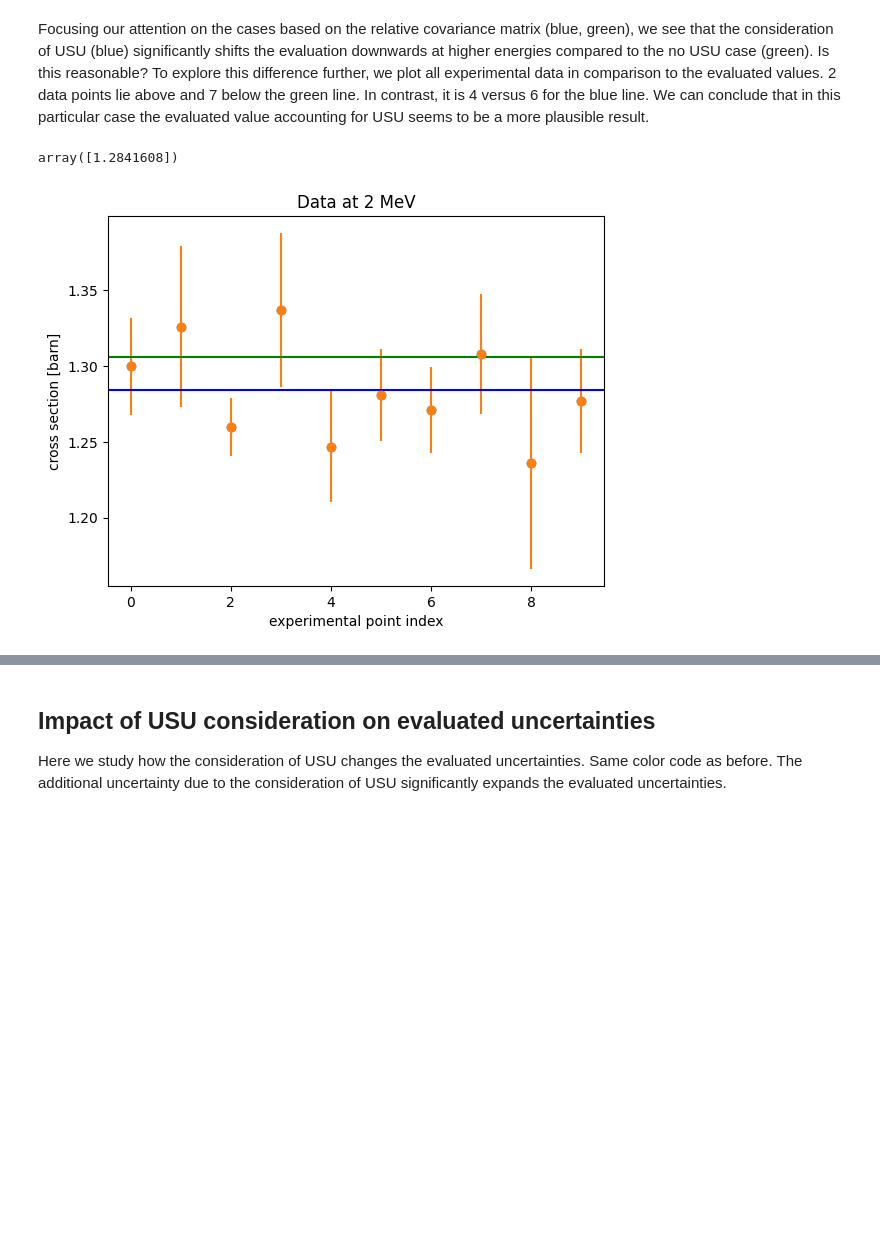
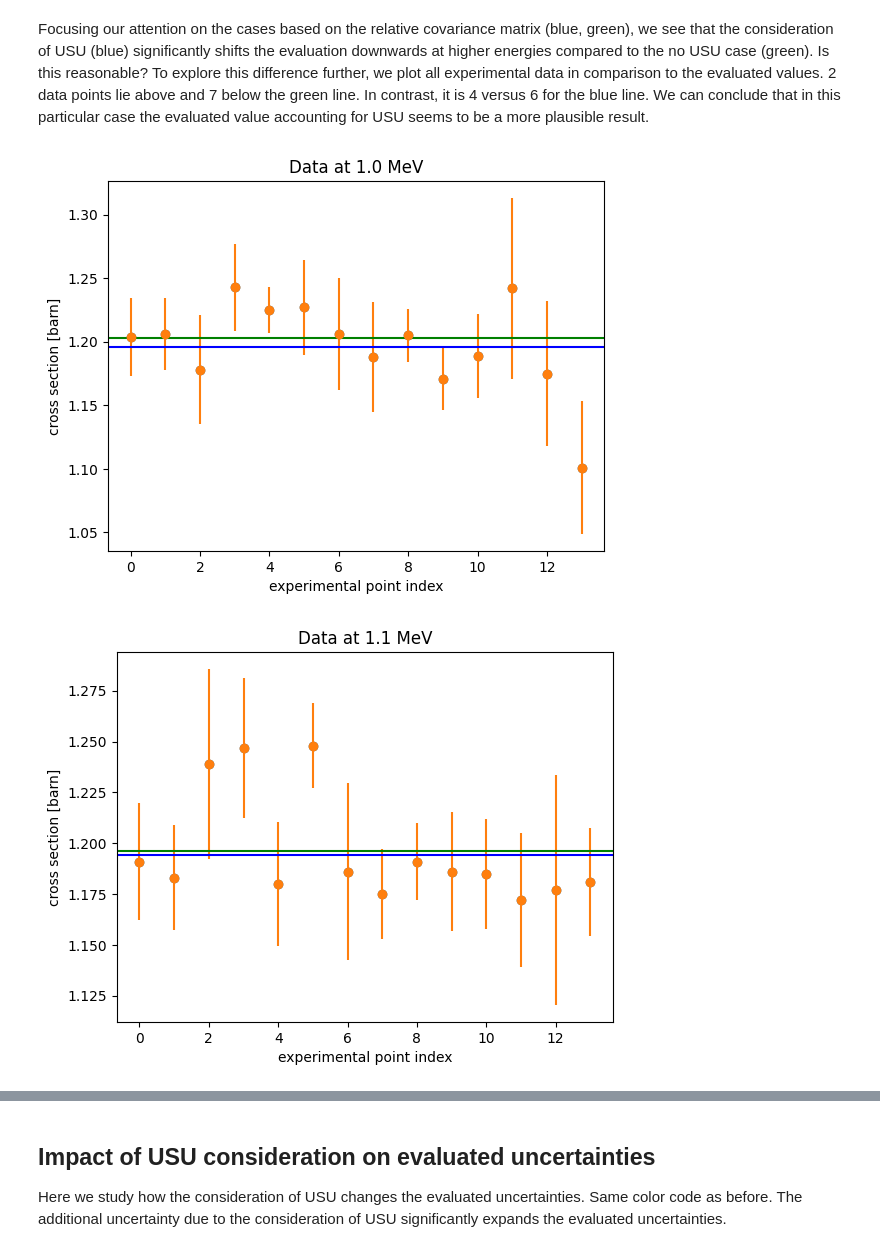
Before and after one commit to IAEA-NDS/gmapy, a Jupyter notebook: examples/tensorflow/example-001/04_visualization.ipynb, the cells around one changed output, grey strips where cells are left out. Cells and saved outputs as stored; diff of their text form; code cells hidden in the pictures; blank space fills up the shorter version.

```diff
--- a/examples/tensorflow/example-001/04_visualization.ipynb
+++ b/examples/tensorflow/example-001/04_visualization.ipynb
@@ -54 +69,10 @@ exptable['UNC'] = absexpuncs
+# %%
+postcov = np.linalg.inv(neg_hess)
+postuncs_laplace = np.sqrt(postcov.diagonal())
+postvals_laplace = optres.position
+post_usu_uncs_laplace = np.abs(postvals_laplace.numpy()[-num_covpars:])
+priortable['POST_LAPLACE'] = postvals_laplace[:len(priortable)]
+priortable['POSTUNC_LAPLACE'] = postuncs_laplace[:len(priortable)] / postvals_laplace[:len(priortable)]
+priortable['POST_USU_LAPLACE'] = np.nan
+priortable.loc[:6, 'POST_USU_LAPLACE'] = post_usu_uncs_laplace
 # %% [markdown]
@@ -91,13 +151,11 @@ Text(0, 0.5, 'cross section')
 As mentioned above, USU uncertainties are given on a pre-defined energy mesh (1, 2, 3, 4 MeV). They characterize how much the USU errors are expected to scatter. The following plots show the posterior distribution of the USU uncertainty at the respective energy points. As all the experimental data are between 1 and 2 MeV, the posterior of the USU uncertainty at 1 and 2 MeV are peaked with the maximum of the distribution being at about 2\%. In contrast, no experimental data points are above 2 MeV, so there is no experimental information there to inform USU uncertainties. Therefore, the distributions for those cases are very uninformative, hence samples of the USU uncertainty span many orders of magnitude. Normally, it is a waste of computational power to include variables where we know that they are not informed by the likelihood. It is done here merely to demonstrate that the procedure yields the expected result. Please also note that the shape of histograms above 2 MeV should be ignored as it is impossible to converge an improper flat prior distribution from 0 to $+\infty$ without feedback from experimental data.
 # %%
 usu_energies = np.sort(pd.unique(usu_df.ENERGY))
-fig, axes = plt.subplots(nrows=2, ncols=2, figsize=(10, 8))
-axes[0, 0].hist(np.abs(chain_relcov_usu[:,-num_covpars]), bins=20)
-axes[0, 0].set_title(f'Posterior of USU uncertainty at {usu_energies[0]} MeV')
-axes[0, 1].hist(np.abs(chain_relcov_usu[:,-num_covpars+1]), bins=20)
-axes[0, 1].set_title(f'Posterior of USU uncertainty at {usu_energies[1]} MeV')
-axes[1, 0].hist(np.abs(chain_relcov_usu[:,-num_covpars+2]), bins=20)
-axes[1, 0].set_title(f'Posterior of USU uncertainty at {usu_energies[2]} MeV')
-axes[1, 1].hist(np.abs(chain_relcov_usu[:,-num_covpars+3]), bins=20)
-axes[1, 1].set_title(f'Posterior of USU uncertainty at {usu_energies[3]} MeV')
+fig, axes = plt.subplots(nrows=int((len(usu_energies)) / 2 + 1), ncols=2, figsize=(10, 8), squeeze=False)
+for i, usu_en in enumerate(usu_energies):
+    cur_row = i // 2
+    cur_col = i % 2
+    axes[cur_row, cur_col].hist(np.abs(chain_relcov_usu[:,-num_covpars+i]), bins=20)
+    axes[cur_row, cur_col].set_title(f'Posterior of USU uncertainty at {usu_en} MeV')
+plt.subplots_adjust(top=2)
 # %% [output]
@@ -133,15 +190,16 @@ plt.plot(energies, postvals_abscov_nousu, marker='o', color='red')
 Focusing our attention on the cases based on the relative covariance matrix (blue, green),
 we see that the consideration of USU (blue) significantly shifts the evaluation downwards at higher energies compared to the no USU case (green). Is this reasonable? To explore this difference further, we plot all experimental data in comparison to the evaluated values. 2 data points lie above and 7 below the green line. In contrast, it is 4 versus 6 for the blue line. We can conclude that in this particular case the evaluated value accounting for USU seems to be a more plausible result.
 # %%
-rdt = exptable.loc[exptable.ENERGY == 2.0]
-plt.plot(np.arange(len(rdt.DATA)), rdt.DATA, linestyle='', marker='o')
-plt.errorbar(np.arange(len(rdt.DATA)), rdt.DATA, rdt.UNC, linestyle='', marker='o')
-plt.axhline(postvals_relcov_usu[energies == 2.0], color='blue')
-plt.axhline(postvals_relcov_nousu[energies == 2.0], color='green')
-plt.title('Data at 2 MeV')
-plt.xlabel('experimental point index')
-plt.ylabel('cross section [barn]')
-postvals_relcov_usu[energies==2.0]
+for usu_en in energies:
+    rdt = exptable.loc[exptable.ENERGY == usu_en]
+    plt.figure()
+    plt.plot(np.arange(len(rdt.DATA)), rdt.DATA, linestyle='', marker='o')
+    plt.errorbar(np.arange(len(rdt.DATA)), rdt.DATA, rdt.UNC, linestyle='', marker='o')
+    plt.axhline(postvals_relcov_usu[energies == usu_en], color='blue')
+    plt.axhline(postvals_relcov_nousu[energies == usu_en], color='green')
+    plt.title(f'Data at {usu_en} MeV')
+    plt.xlabel('experimental point index')
+    plt.ylabel('cross section [barn]')
 # %% [output]
-array([1.2841608])
-[figure, old version]
+[figure, new version]
+[figure, added]
```
Also changed, not shown: parts of 23 cells of this notebook.
